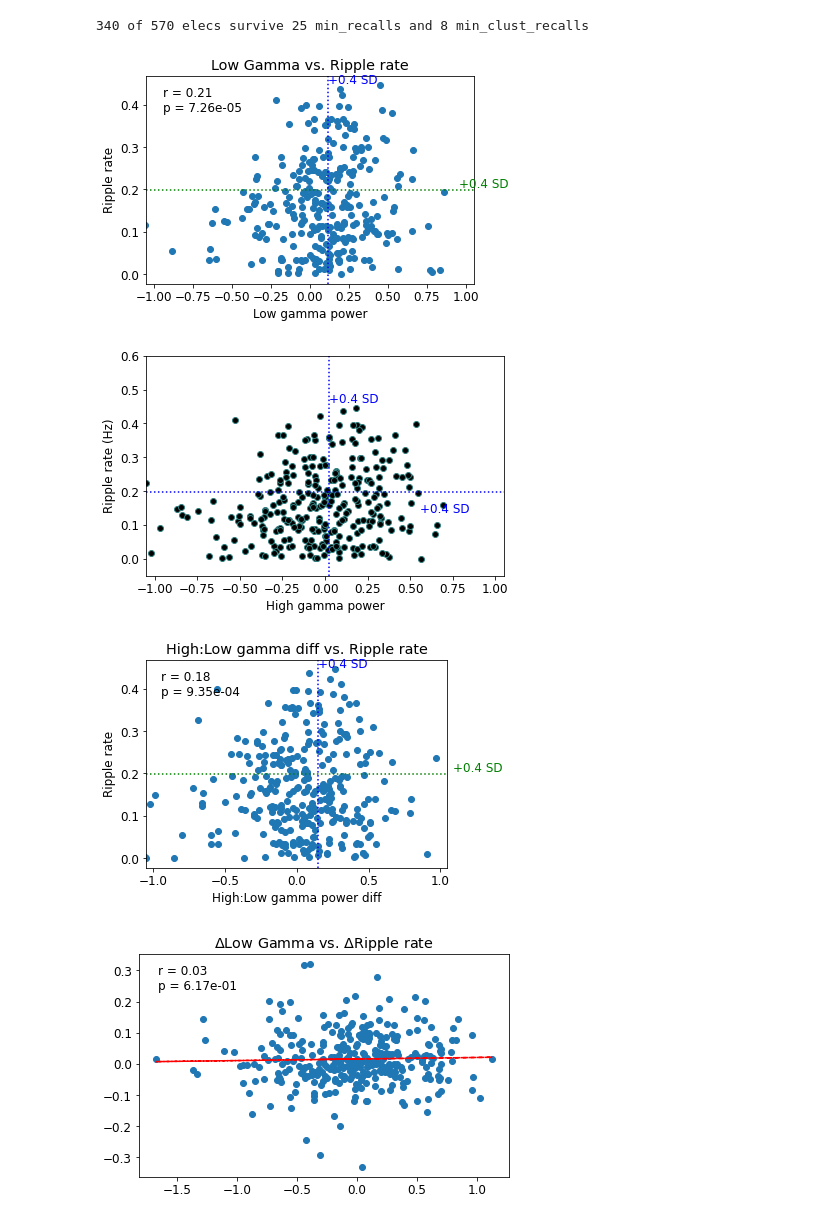
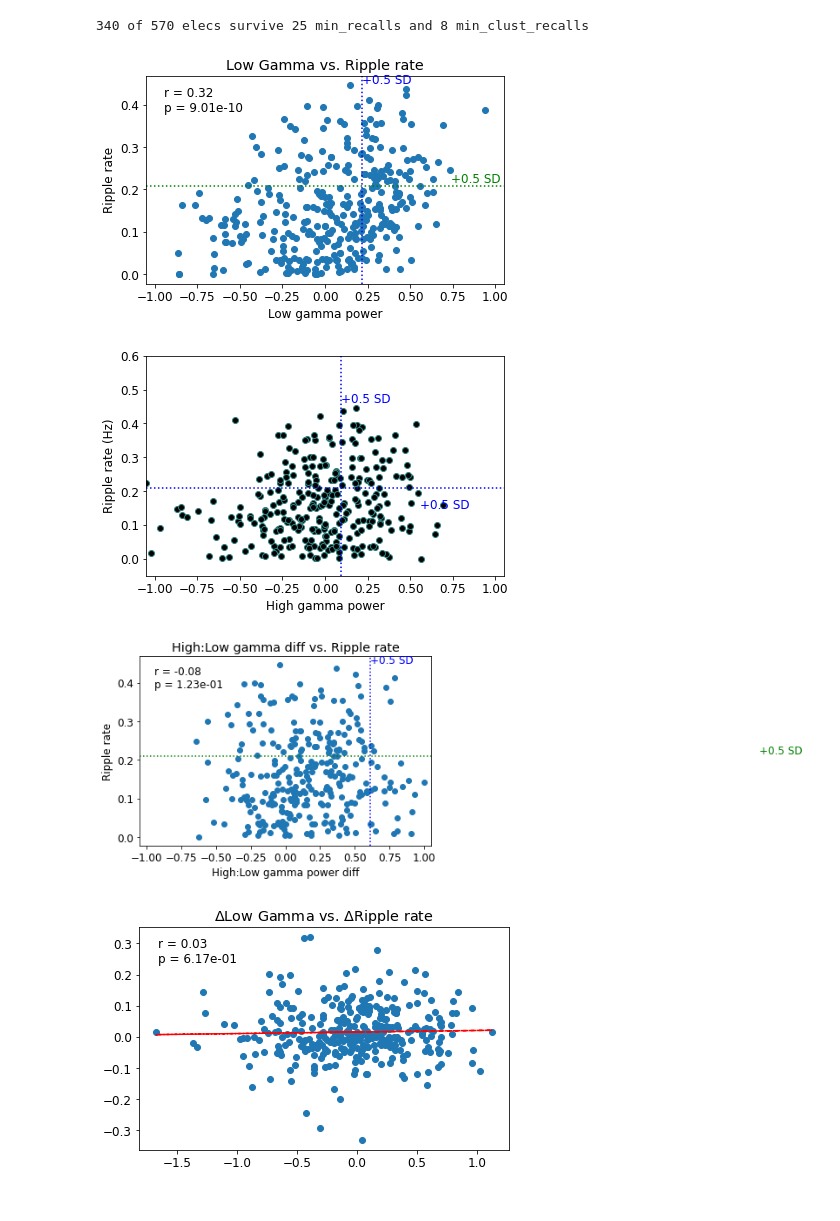
Before and after one commit to jjsakon/SWRrefactored, a Jupyter notebook: code/rippleVsGammaByElectrode.ipynb, the cells around one changed output. Saved outputs shown, nothing was run; the diff lists cells and outputs as text; code cells hidden in the pictures.

```diff
--- a/code/rippleVsGammaByElectrode.ipynb
+++ b/code/rippleVsGammaByElectrode.ipynb
@@ -48,7 +48,7 @@ savePath = f'{base}/figures/'
 
 # 1 for encoding, 0 for recall
 encoding_mode_arr = [0] #,1] #[0,1]
-freq_range_str_arr = [[2,4],[7,9]] #,[7,9],[33.5,75],[80,120]] #[[33.5,75],[80,120]] #,[2,4],[7,9]] # [80,178]
+freq_range_str_arr = [[80,120],[7,9]] #,[7,9],[33.5,75],[80,120]] #[[33.5,75],[80,120]] #,[2,4],[7,9]] # [80,178]
 # these were selecetd to avoid 60 and 120 Hz using np.logspace(np.log10(30),np.log10(75),10)
 
 fs = 500 # sampling rate for raw data and ripples from createEventsForDF.py
@@ -367,7 +369,7 @@ print(f'{len(min_trial_elecs)} of {len(unique_elecs)} elecs survive {min_recalls
 # %%
 from scipy.stats import pearsonr
 
-num_sd_line = 0.4  # Adjust this value to change the number of SDs
+num_sd_line = 0.5  # Adjust this value to change the number of SDs
 xrange = [-1.05,1.05]
 yrange = [-0.05,0.6]
 
@@ -460,36 +462,36 @@ plt.scatter(high_low_gamma_diff, sub_ripple_elecs)
 plt.title("High:Low gamma diff vs. Ripple rate")
 annotation_text = f"r = {correlation_coefficient:.2f}\np = {p_value:.2e}"
 
 # Fit a linear regression line and plot it
 slope, intercept = np.polyfit(high_low_gamma_diff, sub_ripple_elecs, 1)
 fit_line = np.array(high_low_gamma_diff) * slope + intercept
 # plt.plot(sub_high_gamma_elecs, fit_line, color='red', linestyle='--', label='Linear fit')
 plt.annotate(annotation_text, xy=(0.05, 0.95), xycoords='axes fraction',
              fontsize=12, verticalalignment='top')
 
 # Plot the ±num_sd_line lines for sub_low_gamma_elecs
 ylim = plt.ylim()
 plt.axvline(mean_diff + num_sd_line * std_diff, color='blue', linestyle=':', label=f'+{num_sd_line} SD diff')
 plt.text(mean_diff + num_sd_line * std_diff, ylim[1] - (ylim[1] - ylim[0]) * 0.05,
          f'+{num_sd_line} SD', color='blue', ha='left', va='bottom')
 # plt.axvline(mean_high_gamma - num_sd_line * std_high_gamma, color='blue', linestyle=':', label=f'-{num_sd_line} SD Low Gamma')
 # plt.text(mean_high_gamma - num_sd_line * std_high_gamma, ylim[1] - (ylim[1] - ylim[0]) * 0.05,
 #          f'-{num_sd_line} SD', color='blue', ha='right', va='bottom')
 plt.axhline(mean_ripple + num_sd_line * std_ripple, color='green', linestyle=':', label=f'+{num_sd_line} SD Ripple')
 plt.text(plt.xlim()[1], mean_ripple + num_sd_line * std_ripple, f'+{num_sd_line} SD', color='green', ha='right', va='bottom')
 # plt.axhline(mean_ripple - num_sd_line * std_ripple, color='green', linestyle=':', label=f'-{num_sd_line} SD Ripple')
 # plt.text(plt.xlim()[1], mean_ripple - num_sd_line * std_ripple, f'-{num_sd_line} SD', color='green', ha='right', va='top')
 
 plt.xlabel('High:Low gamma power diff')
 plt.ylabel('Ripple rate')
 plt.xlim(xrange)
 plt.tight_layout(); plt.show()
 
 a=1;
 # %% [output]
-[figure, old version]
+[figure, new version]
-[figure, old version]
+[figure, new version]
-[figure, old version]
+[figure, new version]
 # %%
 # delta(low gamma) vs. delta(ripple rate) (where both deltas are clust - unclust recalls)
 correlation_coefficient, p_value = pearsonr(sub_low_gamma_elecs_clust_diff, sub_ripple_elecs_clust_diff)
```
Also changed, not shown: parts of 15 cells of this notebook, 4 other files.
